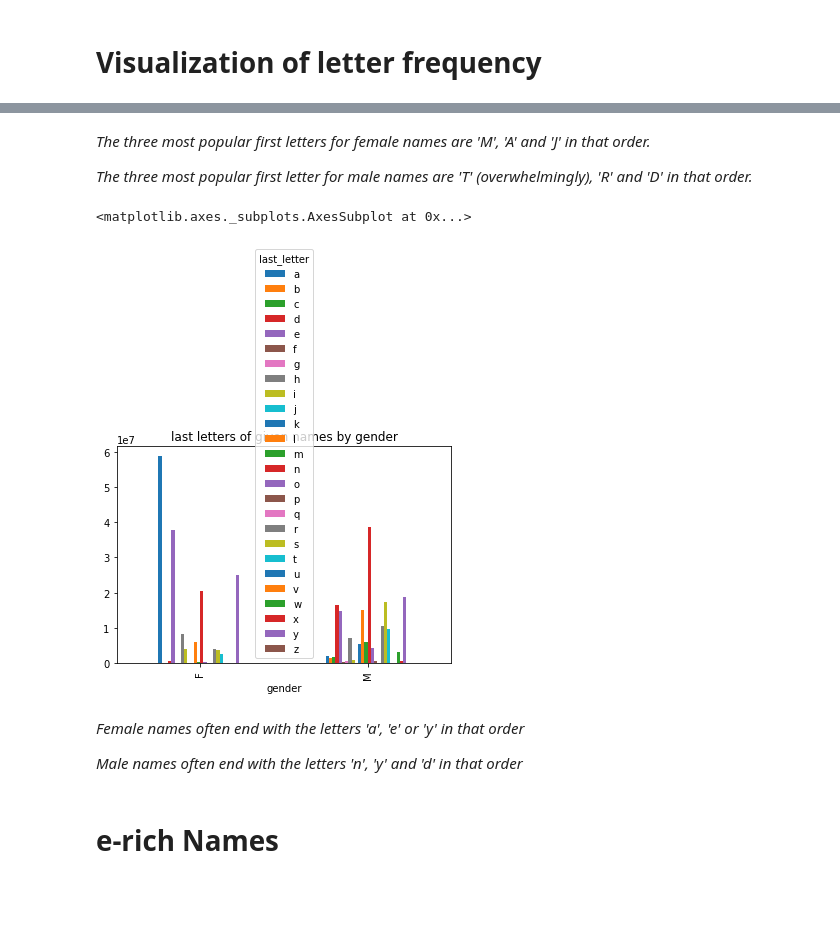
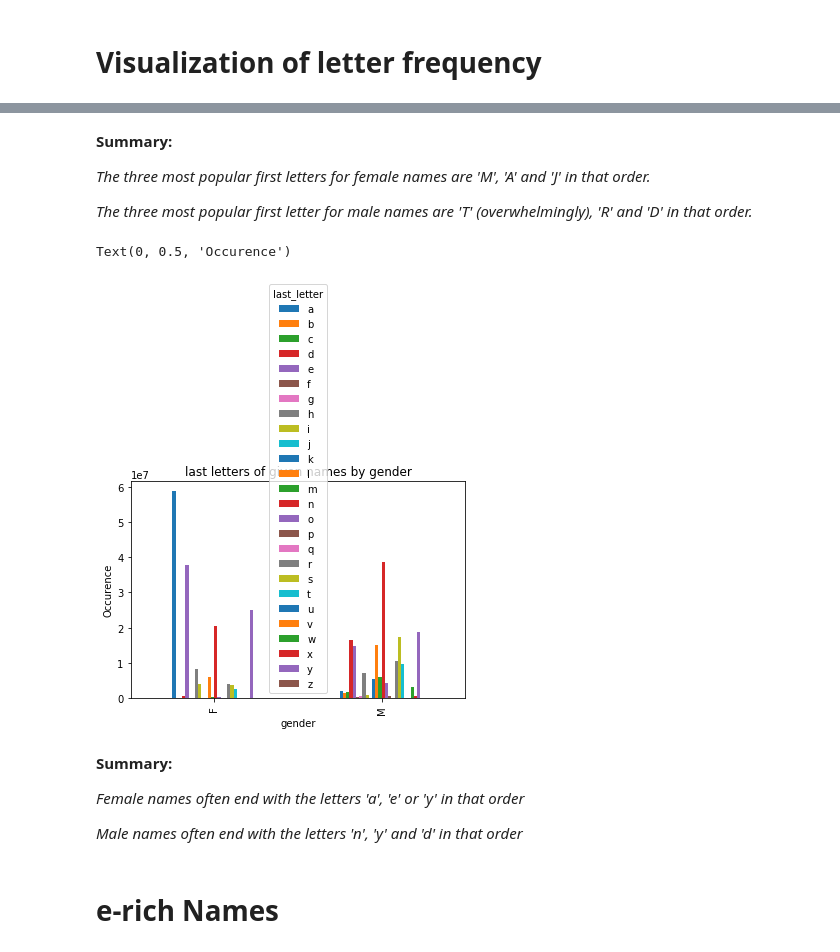
Before and after one commit to maniaclogic/Analysis-given-names, a Jupyter notebook: Babynames.ipynb, the cells around one changed output, grey strips where cells are left out. Cells and saved outputs as stored; diff of their text form; code cells hidden in the pictures; blank space fills up the shorter version.

```diff
--- a/Babynames.ipynb
+++ b/Babynames.ipynb
@@ -309,14 +357,19 @@ df8.plot.bar(title="first letters of given names by gender")
 # %% [markdown]
+**Summary:**
+
 *The three most popular first letters for female names are 'M', 'A' and 'J' in that order.*
 
 *The three most popular first letter for male names are 'T' (overwhelmingly), 'R' and 'D' in that order.*
 # %%
 df9 = df.groupby(['gender', 'last_letter'])['occurence'].sum().unstack()
 df9.plot.bar(title="last letters of given names by gender")
+plt.ylabel("Occurence")
 # %% [output]
-<matplotlib.axes._subplots.AxesSubplot at 0x...>
+Text(0, 0.5, 'Occurence')
-[figure, old version]
+[figure, new version]
 # %% [markdown]
+**Summary:**
+
 *Female names often end with the letters 'a', 'e' or 'y' in that order*
 
 *Male names often end with the letters 'n', 'y' and 'd' in that order*
```
Also changed, not shown: parts of 20 cells of this notebook.
